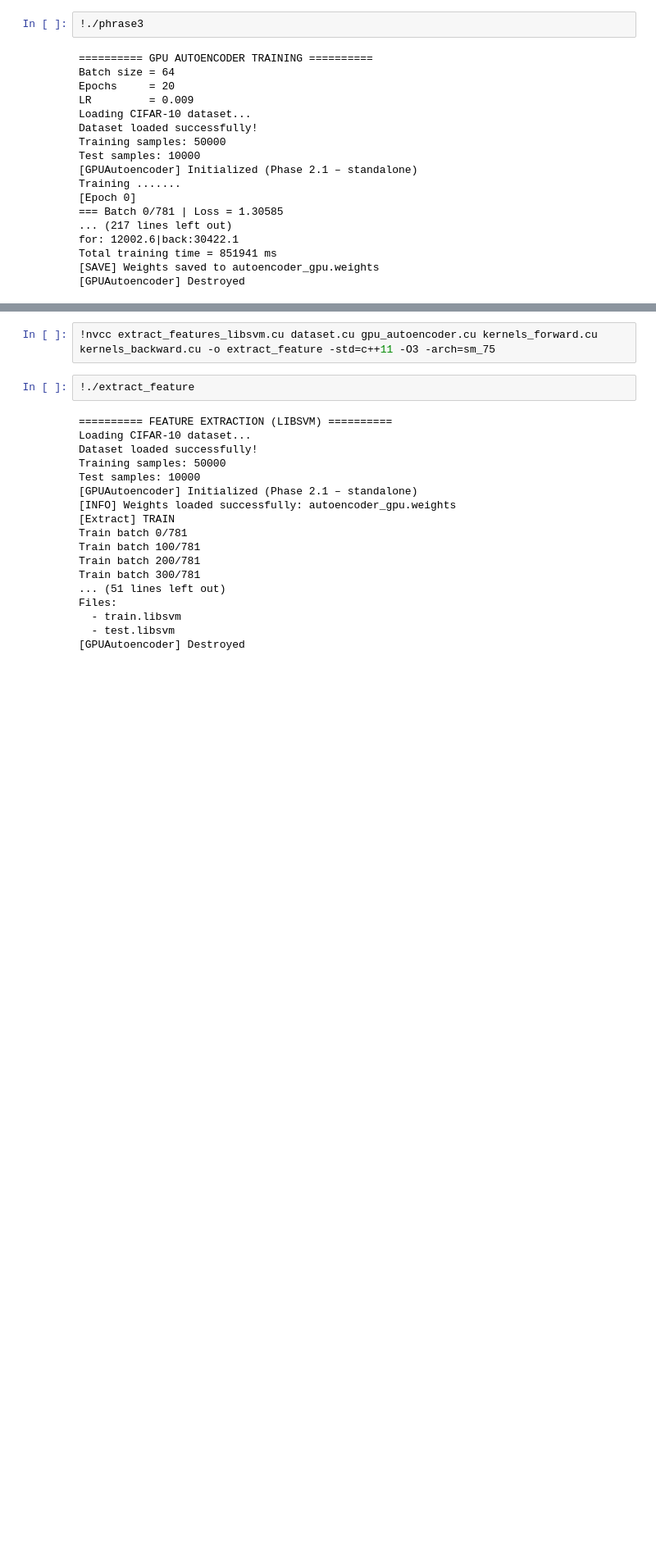
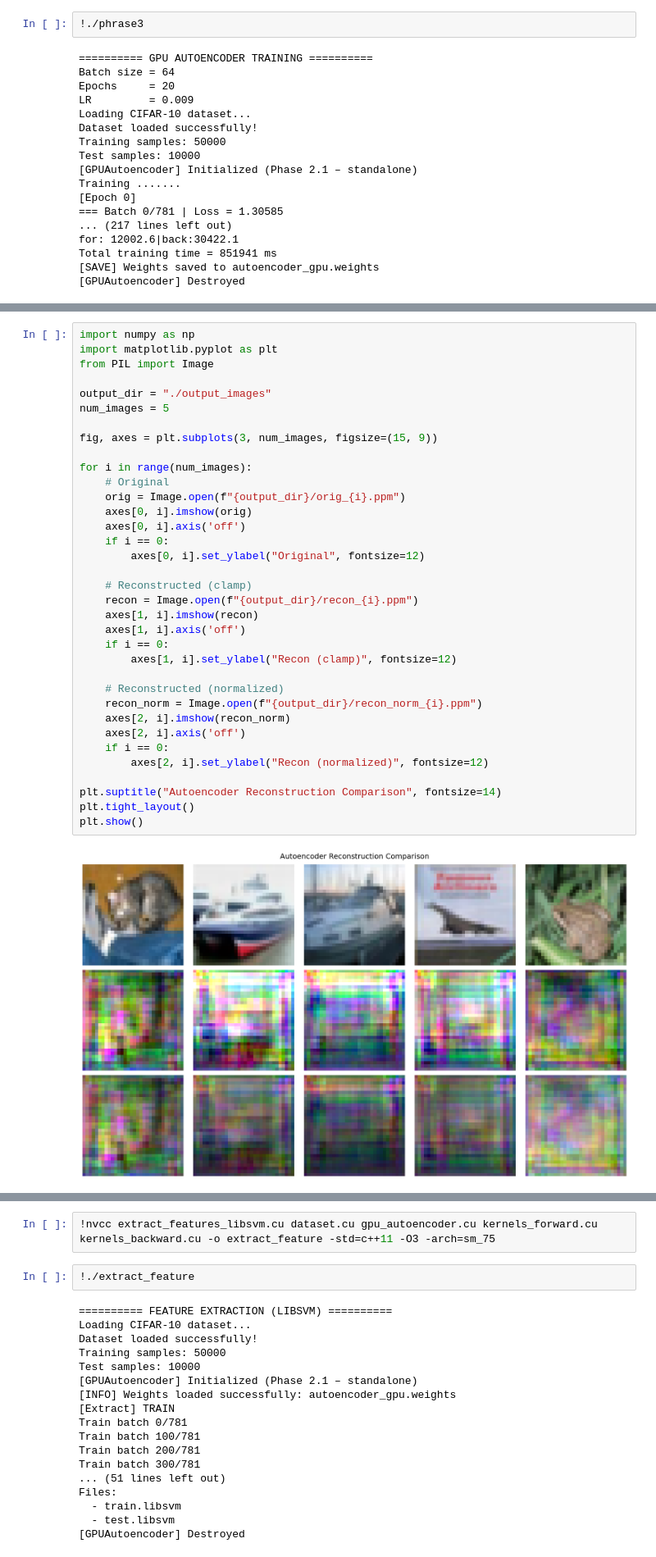
Before and after one commit to buitrongtrinh/ImplementAutoencoderByCuda, a Jupyter notebook: report.ipynb, the cells around one changed output, grey strips where cells are left out. Shown at 82% size. Saved outputs shown, nothing was run; the diff lists cells and outputs as text; blank space fills up the shorter version.

```diff
--- a/report.ipynb
+++ b/report.ipynb
@@ -68,0 +391,37 @@ Total training time = 851941 ms
+# %%
+import numpy as np
+import matplotlib.pyplot as plt
+from PIL import Image
+
+output_dir = "./output_images"
+num_images = 5
+
+fig, axes = plt.subplots(3, num_images, figsize=(15, 9))
+
+for i in range(num_images):
+    # Original
+    orig = Image.open(f"{output_dir}/orig_{i}.ppm")
+    axes[0, i].imshow(orig)
+    axes[0, i].axis('off')
+    if i == 0:
+        axes[0, i].set_ylabel("Original", fontsize=12)
+
+    # Reconstructed (clamp)
+    recon = Image.open(f"{output_dir}/recon_{i}.ppm")
+    axes[1, i].imshow(recon)
+    axes[1, i].axis('off')
+    if i == 0:
+        axes[1, i].set_ylabel("Recon (clamp)", fontsize=12)
+
+    # Reconstructed (normalized)
+    recon_norm = Image.open(f"{output_dir}/recon_norm_{i}.ppm")
+    axes[2, i].imshow(recon_norm)
+    axes[2, i].axis('off')
+    if i == 0:
+        axes[2, i].set_ylabel("Recon (normalized)", fontsize=12)
+
+plt.suptitle("Autoencoder Reconstruction Comparison", fontsize=14)
+plt.tight_layout()
+plt.show()
+# %% [output]
+[figure, added]
```
Also changed, not shown: parts of 47 cells of this notebook, 31 other files.
